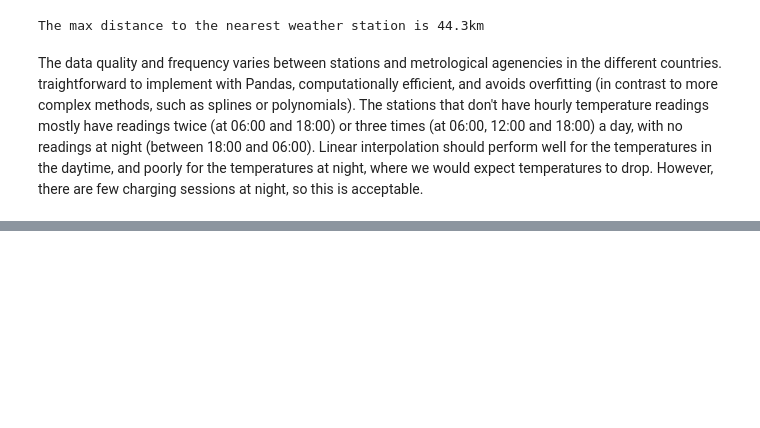
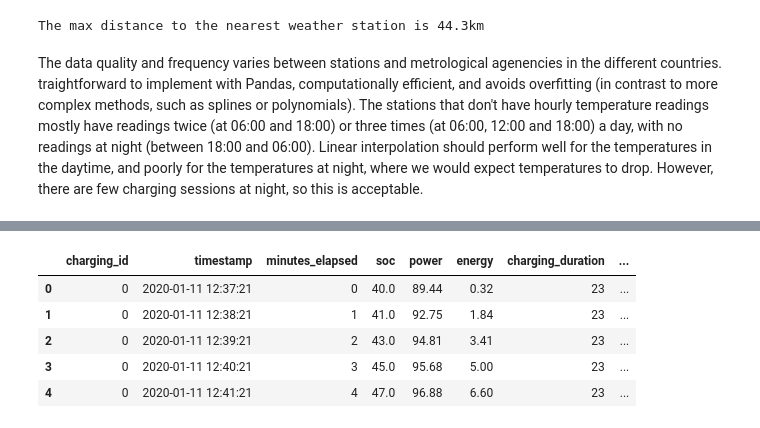
Before and after one commit to SebastianRokholt/Machine-Teaching-for-XAI--TimeSeries-Models, a Jupyter notebook: Notebooks/01__Data_Wrangling_&_FE.ipynb, the cells around one changed output, grey strips where cells are left out. Saved outputs shown, nothing was run; the diff lists cells and outputs as text; code cells hidden in the pictures; blank space fills up the shorter version.

```diff
--- a/Notebooks/eda_and_prep.ipynb
+++ b/Notebooks/01__Data_Wrangling_&_FE.ipynb
@@ -201,7 +201,8 @@ There are still 604 rows left where the power output is zero, but these values a
 # %%
-# Convert "timestamp" to "minutes_elapsed" for each session
-df['minutes_elapsed'] = df.groupby('charging_id', observed=True)['timestamp'].transform(lambda x: ((x - x.min()).dt.total_seconds() / 60) + 1)
-df.head(10)
+df['minutes_elapsed'] = df.groupby('charging_id')['timestamp']\
+    .transform(lambda x: (x - x.min()).dt.total_seconds() // 60)
+df['minutes_elapsed'] = df['minutes_elapsed'].astype(int)
+df.head()
 # %% [output]
 |  | charging_id | charger_category | charging_duration | nominal_power | lat | lon | timestamp | soc | ... |
 | 0 | 0 | Ultra | 23 | 150.0 | 59.668262 | 9.652725 | 2020-01-11 12:37:21 | 40.0 | ... |
@@ -488,7 +478,7 @@ locations_df.head()
 | 3 | 55.60 | 8.80 | 2024-10-26 | 2024-10-26 | danmark | 06080 | 16.9 |
 | 4 | 55.62 | 8.48 | 2024-08-29 | 2024-11-01 | danmark | 06080 | 11.5 |
 # %%
-stations_per_period = locations_df.copy()
+stations_per_period = charging_locations_df.copy()
 stations_per_period['period_start'] = pd.to_datetime(stations_per_period['period_start'], format="%Y-%m-%d")
 stations_per_period['period_end'] = pd.to_datetime(stations_per_period['period_end'], format="%Y-%m-%d")
 stations_per_period = stations_per_period.sort_values(['nearest_weather_station', 'period_start'])
@@ -731,21 +721,17 @@ with open(f"../Data/temperature_data/{station_id}_temp_from_{from_dt}_to_{to_dt}
     temp_df = pkl.load(f)
     temp_df.head()
 # %%
-df_combined = pd.merge(df, locations_df[['lat', 'lon', 'nearest_weather_station']], on=['lat', 'lon'], how='left')
+df_combined = pd.merge(df, charging_locations_df[['lat', 'lon', 'nearest_weather_station']], on=['lat', 'lon'], how='left')
 # %%
 # Retrieves the start time (hour) per charging session
 session_start = df_combined.groupby("charging_id", as_index=False, observed=False).first()[["charging_id", "timestamp_H", "nearest_weather_station"]]
 session_start["timestamp_H"] = pd.to_datetime(session_start["timestamp_H"])
 session_start.rename(columns={"timestamp_H": "timestamp"}, inplace=True)
 # %%
-# 3. Prepare to load all station temperature DataFrames
-#    We assume all temp files follow the naming pattern: {station_id}_temp_from_..._to_..._df.pkl
-#    Adjust the glob pattern to match your file location.
 temp_files = glob("../Data/temperature_data/*_temp_from_*_to_*_df.pkl")
-# Create a dictionary {station_id: temp_df}
+# Create a dictionary with DataFrame objects, i.e. {station_id: temp_df}
 station_dfs = {}
 for fname in temp_files:
-    # Extract station_id from file name
     # Assuming file name like 'SN76914_temp_from_2020-03-01_to_2024-10-30_df.pkl'
     match = re.search(pattern=r".*temperature_data/(.*?)_temp_from_.*", string=fname)
     station_id = match.group(1)
@@ -759,18 +745,12 @@ for fname in temp_files:
     temp_df.sort_values('timestamp', inplace=True)
     station_dfs[station_id] = temp_df
 
-# 4. For each station, we find the temperature at the session's start time.
-#    If the station data is hourly and the session start might not match exactly,
-#    we can use merge_asof to find the closest timestamp.
-# session_start['timestamp'] = pd.to_datetime(session_start['timestamp'])
-
+# For each station, we find the temperature at the session's start time.
 results = []
 for station_id, group in session_start.groupby('nearest_weather_station'):
     if station_id in station_dfs:
         temp_df = station_dfs[station_id]
-        # Perform an as-of merge to find the closest temperature reading before/at the session start
-        # If you prefer an exact match only, you'd do a regular merge.
-        # But often you'll need closest match, hence direction='nearest'.
+        # Performs an as-of merge to find the closest temperature reading before/at session start
         merged = pd.merge_asof(
             group.sort_values('timestamp'),
             temp_df,
@@ -779,14 +759,14 @@ for station_id, group in session_start.groupby('nearest_weather_station'):
         )
         results.append(merged)
     else:
-        # If there's no corresponding station file, handle gracefully (e.g., fill NaN)
+        print(f"No temperature file found for station with ID {station_id}")
         group['temperature'] = None
         results.append(group)
 
+# contains a 'temperature' column aligned with each charging_id
 session_start_temps = pd.concat(results, ignore_index=True)
 
-# 5. Now session_start_temps contains a 'temperature' column aligned with each charging_id.
-#    We just need to merge it back to the main DataFrame.
+# Merges session_start_temps back to the main timeseries dataset
 df_final = pd.merge(
     df_combined,
     session_start_temps[['charging_id', 'temperature']],
@@ -794,6 +774,7 @@ df_final = pd.merge(
     how='left'
 )
 
-df_final = df_final.drop_duplicates(subset="charging_id", keep="first")
+# Rounds and renames the temperature column
 df_final["temperature"] = df_final["temperature"].apply(lambda x: int(round(x, 0)))
+df_final = df_final.rename(columns={"temperature": "temp"})
 df_final.head()
@@ -810,0 +788,14 @@ with open("../Data/charging_df_with_temperatures.pkl", "wb") as f:
+# %%
+# Removes the columns we used to retrieve temperature data, which are no longer needed
+df_final = df_final.drop(columns=["timestamp_H", "timestamp_d", "nearest_weather_station"])
+# Reorders the columns
+df_final = df_final[["charging_id", "timestamp", "minutes_elapsed", "soc", "power", "energy",
+                     "charging_duration", "charger_category", "nominal_power", "temp", "lat", "lon"]]
+df_final.head()
+# %% [output]
+|  | charging_id | timestamp | minutes_elapsed | soc | power | energy | charging_duration | ... |
+| 0 | 0 | 2020-01-11 12:37:21 | 0 | 40.0 | 89.44 | 0.32 | 23 | ... |
+| 1 | 0 | 2020-01-11 12:38:21 | 1 | 41.0 | 92.75 | 1.84 | 23 | ... |
+| 2 | 0 | 2020-01-11 12:39:21 | 2 | 43.0 | 94.81 | 3.41 | 23 | ... |
+| 3 | 0 | 2020-01-11 12:40:21 | 3 | 45.0 | 95.68 | 5.00 | 23 | ... |
+| 4 | 0 | 2020-01-11 12:41:21 | 4 | 47.0 | 96.88 | 6.60 | 23 | ... |
```
Also changed, not shown: parts of 37 cells of this notebook, 4 other files.
